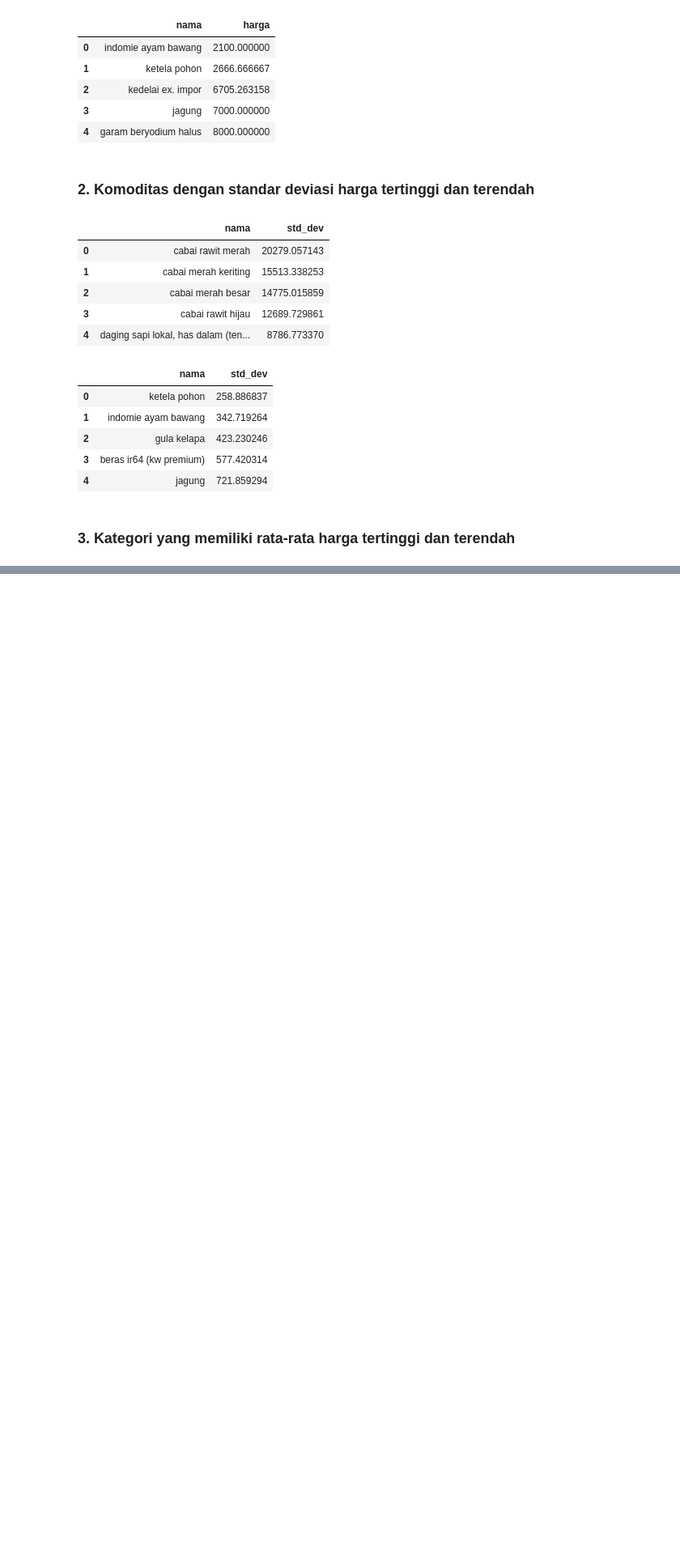
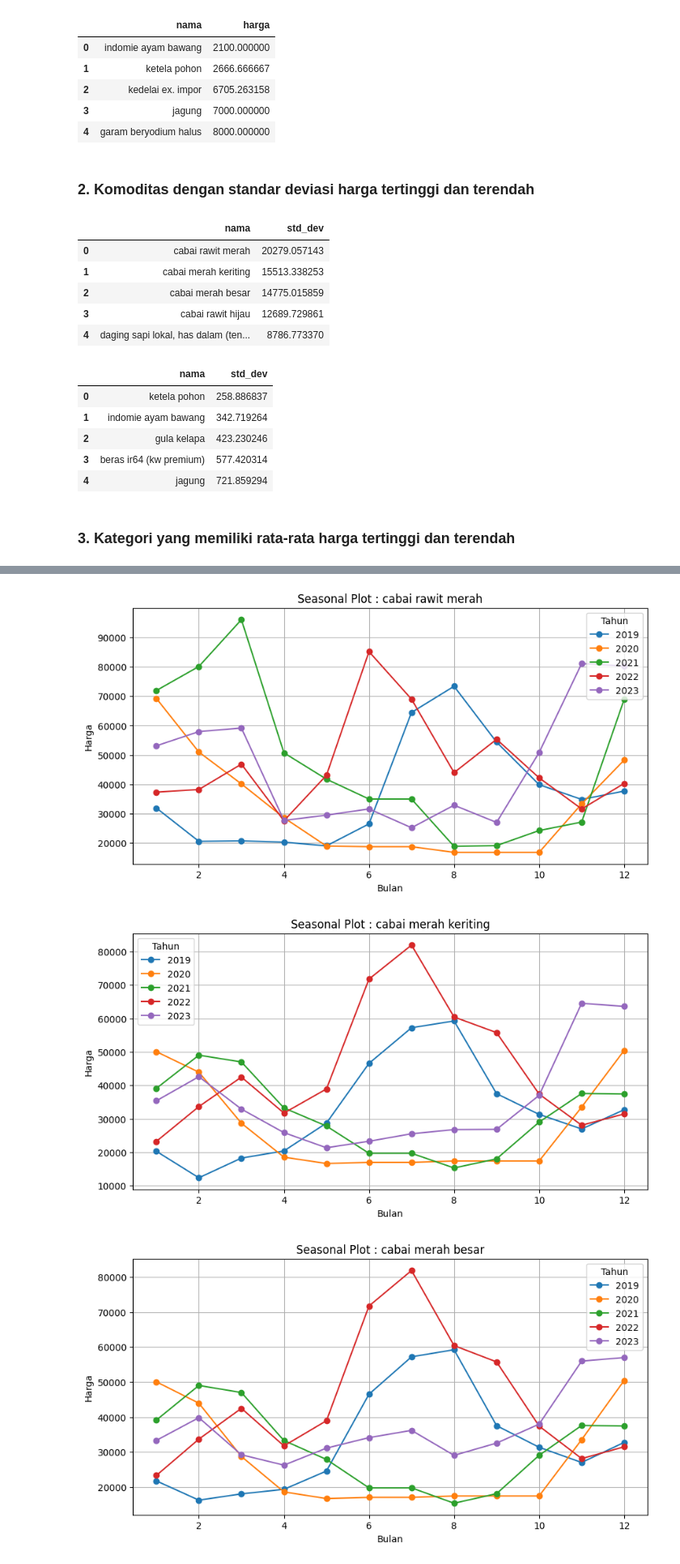
Before and after one commit to chiquitosaf/analisis-harga-bahan-banyumas, a Jupyter notebook: bahan_pokok_bulanan.ipynb, the cells around one changed output, grey strips where cells are left out. Shown: that part at 81% size. Cells and saved outputs as stored; diff of their text form; code cells hidden in the pictures; blank space fills up the shorter version.

```diff
--- a/bahan_pokok_bulanan.ipynb
+++ b/bahan_pokok_bulanan.ipynb
@@ -576,0 +664,8 @@ std_prices_low[:5]
+# %%
+price_dist = df.copy()
+
+selected_commodities = std_prices_high['nama'][:5].values
+
+price_dist = price_dist[price_dist['nama'].isin(selected_commodities)].reset_index(drop=True)
+
+price_dist['tanggal'] = pd.to_datetime(price_dist['tanggal'])
@@ -576,0 +686,23 @@ std_prices_low[:5]
+# %%
+def seasonal_plot(df):
+    df['month'] = df['tanggal'].dt.month
+    df['year'] = df['tanggal'].dt.year
+
+    plt.figure(figsize=(10, 5))
+    for year in df['year'].unique():
+        subset = df[df['year'] == year]
+        plt.plot(subset['month'], subset['harga'], marker='o', label=year)
+    plt.title(f'Seasonal Plot : {i}')
+    plt.xlabel('Bulan')
+    plt.ylabel('Harga')
+    plt.legend(title='Tahun')
+    plt.grid(True)
+    plt.show()
+
+for i in selected_commodities:
+    commodity_data = price_dist[price_dist['nama'] == i]
+    seasonal_plot(commodity_data)
+# %% [output]
+[figure, added]
+[figure, added]
+[figure, added]
```
Also changed, not shown: parts of 13 cells of this notebook.
